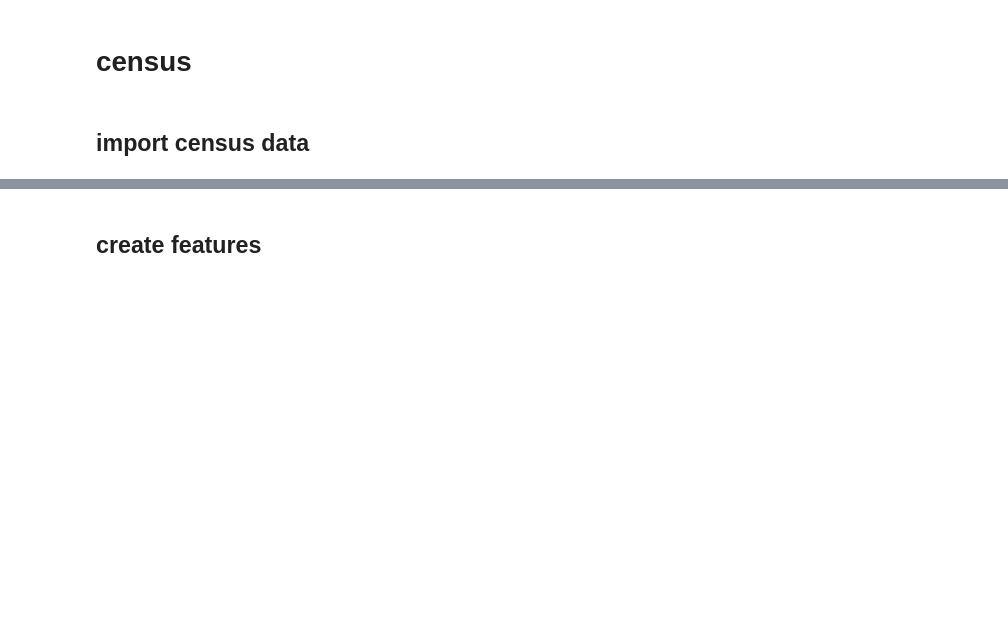
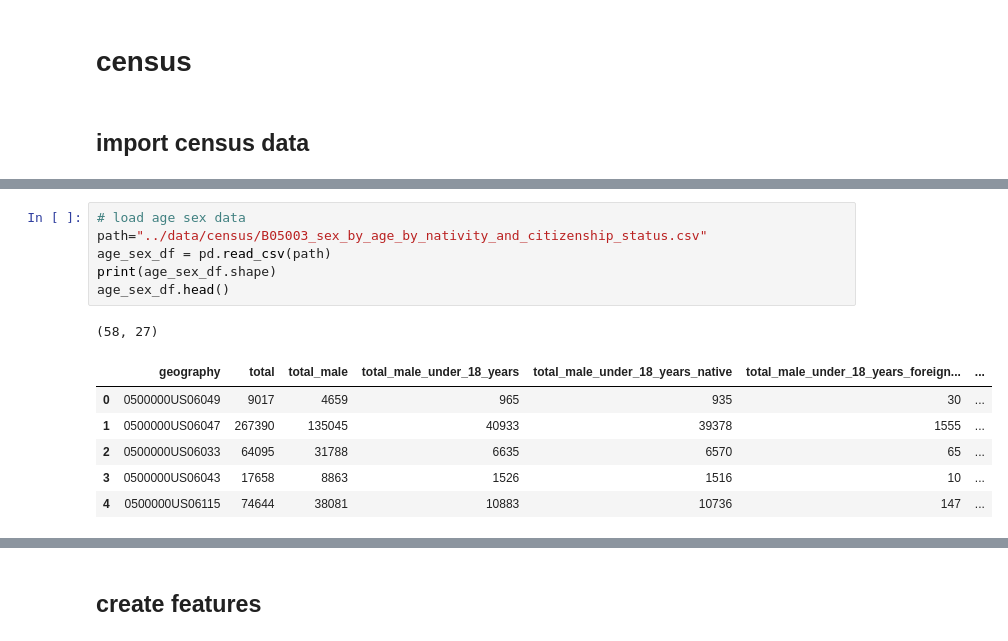
Before and after one commit to tkino15/pp200_ipa_crla_map, a Jupyter notebook: notebook/data_analysis.ipynb, the cells around one changed output, grey strips where cells are left out. Cells and saved outputs as stored; diff of their text form; blank space fills up the shorter version.

```diff
--- a/notebook/data_analysis.ipynb
+++ b/notebook/data_analysis.ipynb
@@ -41,5 +35,19 @@ entry_us_df.head()
 | 2 | 0500000US06033 | 6252 | 296 | 40 | 256 | ... |
 | 3 | 0500000US06043 | 1370 | 131 | 21 | 110 | ... |
 | 4 | 0500000US06115 | 10103 | 834 | 169 | 665 | ... |
+# %%
+# load age sex data
+path="../data/census/B05003_sex_by_age_by_nativity_and_citizenship_status.csv"
+age_sex_df = pd.read_csv(path)
+print(age_sex_df.shape)
+age_sex_df.head()
+# %% [output]
+(58, 27)
+|  | geography | total | total_male | total_male_under_18_years | total_male_under_18_years_native | total_male_under_18_years_foreign... | ... |
+| 0 | 0500000US06049 | 9017 | 4659 | 965 | 935 | 30 | ... |
+| 1 | 0500000US06047 | 267390 | 135045 | 40933 | 39378 | 1555 | ... |
+| 2 | 0500000US06033 | 64095 | 31788 | 6635 | 6570 | 65 | ... |
+| 3 | 0500000US06043 | 17658 | 8863 | 1526 | 1516 | 10 | ... |
+| 4 | 0500000US06115 | 74644 | 38081 | 10883 | 10736 | 147 | ... |
 # %%
 # load citizenship data
```
Also changed, not shown: parts of 20 cells of this notebook, 7 other files.
